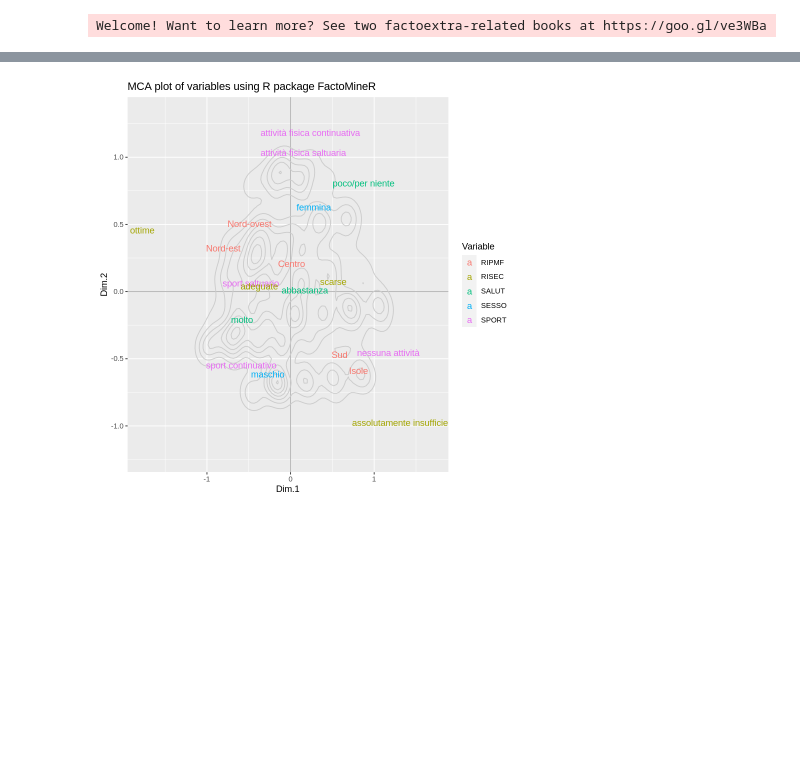
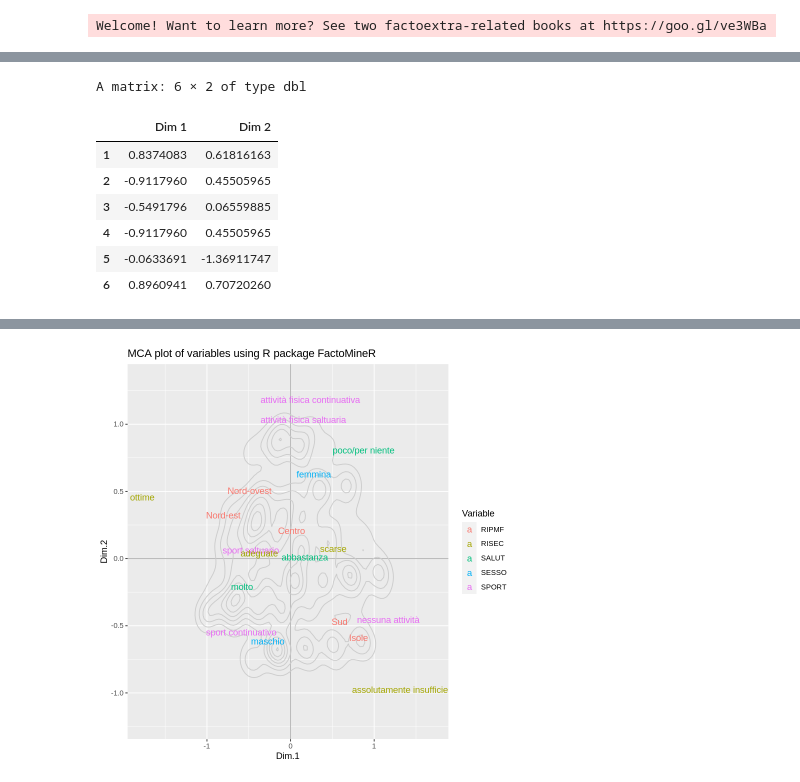
Before and after one commit to bolps/vdm2020, a Jupyter notebook: Progetto_VDM_Sport_e_alimentazione.ipynb, the cells around one changed output, grey strips where cells are left out. Saved outputs shown, nothing was run; the diff lists cells and outputs as text; code cells hidden in the pictures; blank space fills up the shorter version.

```diff
--- a/Progetto_VDM_Sport_e_alimentazione.ipynb
+++ b/Progetto_VDM_Sport_e_alimentazione.ipynb
@@ -617,0 +712,11 @@ Welcome! Want to learn more? See two factoextra-related books at https://goo.gl/
+# %%
+head(mca1$ind$coord[,1:2])
+# %% [output]
+A matrix: 6 × 2 of type dbl
+|  | Dim 1 | Dim 2 |
+| 1 | 0.8374083 | 0.61816163 |
+| 2 | -0.9117960 | 0.45505965 |
+| 3 | -0.5491796 | 0.06559885 |
+| 4 | -0.9117960 | 0.45505965 |
+| 5 | -0.0633691 | -1.36911747 |
+| 6 | 0.8960941 | 0.70720260 |
```
Also changed, not shown: parts of 64 cells of this notebook.
